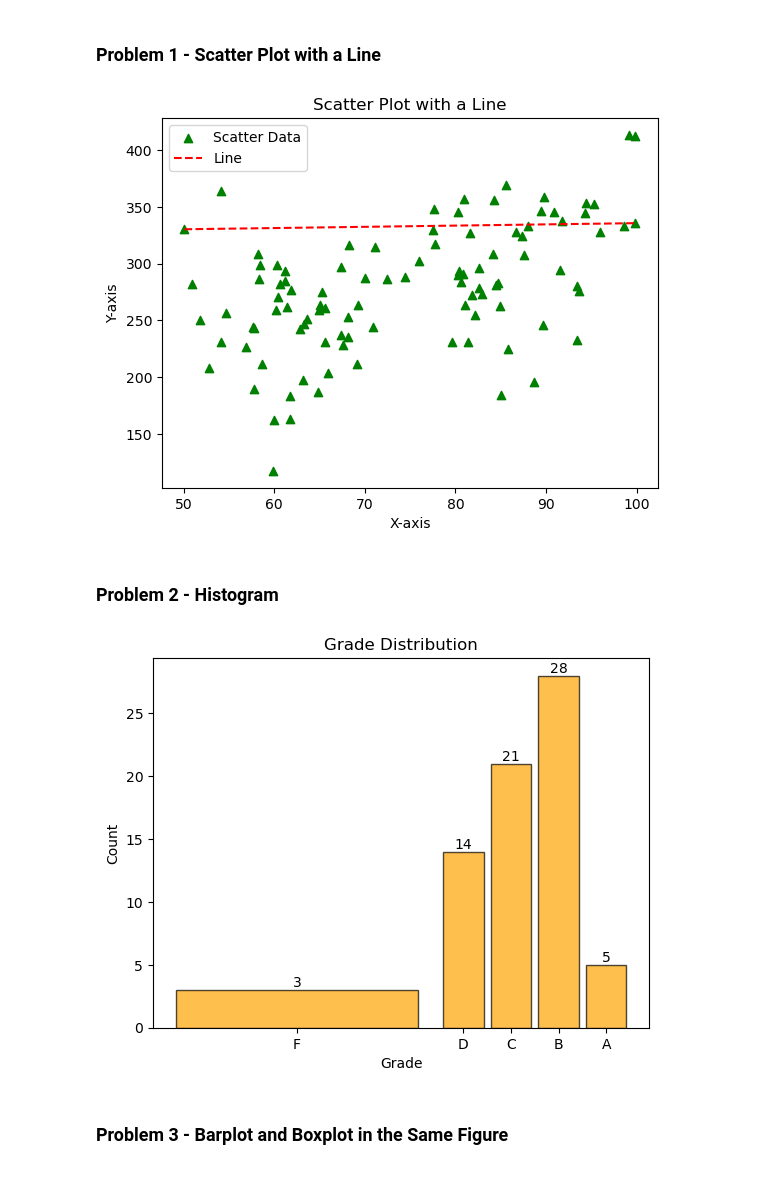
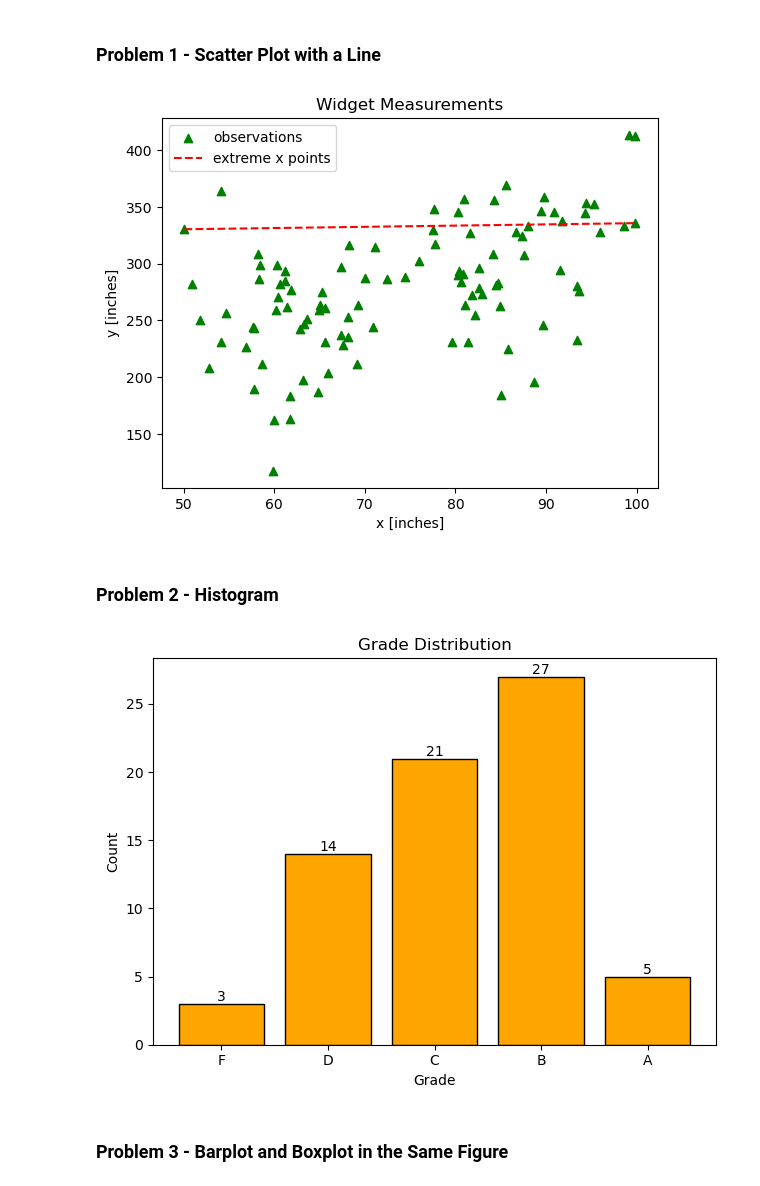
Before and after one commit to IE-555/homework4-Sumanth7780, a Jupyter notebook: sdadi_hw4.ipynb, the cells around one changed output. Saved outputs shown, nothing was run; the diff lists cells and outputs as text; code cells hidden in the pictures.

```diff
--- a/sdadi_hw4.ipynb
+++ b/sdadi_hw4.ipynb
@@ -25,7 +25,7 @@ data["x"] = pd.to_numeric(data["x"])
 data["y"] = pd.to_numeric(data["y"])
 
 # Create a scatter plot with green triangles
-plt.scatter(data["x"], data["y"], marker="^", color="green", label="Scatter Data")
+plt.scatter(data["x"], data["y"], marker="^", color="green", label="observations")
 
 # Calculate the minimum and maximum x-values
 min_x = data["x"].min()
@@ -36,12 +36,12 @@ y_min_x = data.loc[data["x"] == min_x, "y"].values[0]
 y_max_x = data.loc[data["x"] == max_x, "y"].values[0]
 
 # Create a red dashed line from the left-most point to the right-most point
-plt.plot([min_x, max_x], [y_min_x, y_max_x], color="red", linestyle="--", label="Line")
+plt.plot([min_x, max_x], [y_min_x, y_max_x], color="red", linestyle="--", label="extreme x points")
 
 # Set plot title and axis labels
-plt.title("Scatter Plot with a Line")
-plt.xlabel("X-axis")
-plt.ylabel("Y-axis")
+plt.title("Widget Measurements")
+plt.xlabel("x [inches]")
+plt.ylabel("y [inches]")
 
 # Add a legend
 plt.legend()
@@ -49,48 +49,37 @@ plt.legend()
 # Show the plot
 plt.show()
 # %% [output]
-[figure, old version]
+[figure, new version]
 # %% [markdown]
 ### Problem 2 - Histogram
 # %%
 import pandas as pd
 import matplotlib.pyplot as plt
 import numpy as np
 
-# Read the data from the CSV file, ignoring lines that start with '%'
-data = pd.read_csv('student_grades.csv', comment='%', header=None)
+data = pd.read_csv('student_grades.csv', comment='%')
 data.columns = ["studentID", "avgScore"]
-data.head()
+data["avgScore"] = pd.to_numeric(data["avgScore"], errors="coerce")
+bins = [0, 60, 70, 80, 90, 100]
+labels = ["F", "D", "C", "B", "A"]
 
-# Convert the "avgScore" column to numeric, handling non-numeric values
-data["avgScore"] = pd.to_numeric(data["avgScore"], errors="coerce")
+data['Grade'] = pd.cut(data['avgScore'], bins=bins, labels=labels, include_lowest=True)
+grade_counts = data['Grade'].value_counts().reindex(labels, fill_value=0)
+positions = np.arange(len(labels))
 
-# Define the grade score ranges and corresponding labels
-grade_ranges = [0, 60, 70, 80, 90, 100]
-grade_labels = ["F", "D", "C", "B", "A"]  # Removed the "A+" label
+plt.bar(positions, grade_counts, align='center', color='orange', edgecolor='black')
 
-# Create a histogram
-plt.hist(data["avgScore"].dropna(), bins=grade_ranges, edgecolor="black", color="orange", alpha=0.7, rwidth=0.85)
+for i, count in enumerate(grade_counts):
+    plt.text(i, count, str(count), ha='center', va='bottom')
 
-# Get the counts for each category/bin
-hist, _ = np.histogram(data["avgScore"].dropna(), bins=grade_ranges)
-
-# Display counts above each bar
-for i in range(len(grade_ranges) - 1):
-    plt.text((grade_ranges[i] + grade_ranges[i + 1]) / 2, hist[i], str(hist[i]), ha='center', va='bottom')
-
-# Set plot title and labels
+plt.xticks(positions, labels)
 plt.title("Grade Distribution")
 plt.xlabel("Grade")
 plt.ylabel("Count")
-
-# Set x-axis labels as grade labels
-plt.xticks([30, 65, 75, 85, 95], ['F', 'D', 'C', 'B', 'A'])
-
-# Show the plot
+plt.tight_layout()
 plt.show()
 # %% [output]
-[figure, old version]
+[figure, new version]
 # %% [markdown]
 ### Problem 3 - Barplot and Boxplot in the Same Figure
 # %%
```
